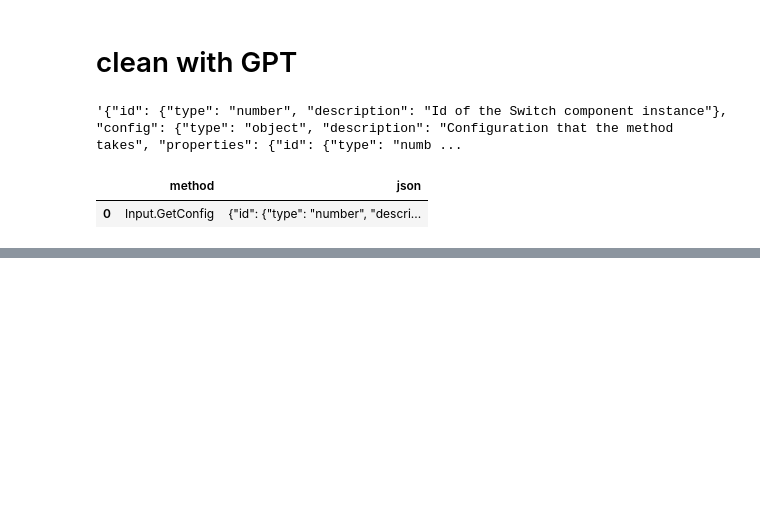
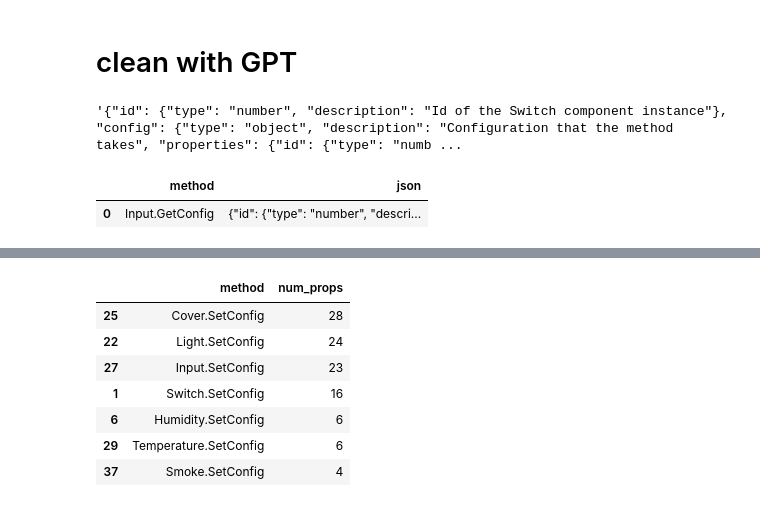
Before and after one commit to viktorpovazhuk/home_assistant_llm, a Jupyter notebook: parse_functions.ipynb, the cells around one changed output, grey strips where cells are left out. Cells and saved outputs as stored; diff of their text form; code cells hidden in the pictures; blank space fills up the shorter version.

```diff
--- a/parse_functions.ipynb
+++ b/parse_functions.ipynb
@@ -476,0 +503,12 @@ methods_json_df
+# %%
+adv_df = df[df['method'].str.contains('SetConfig')]
+display(adv_df[['method', 'num_props']].sort_values(by='num_props', ascending=False))
+# %% [output]
+|  | method | num_props |
+| 25 | Cover.SetConfig | 28 |
+| 22 | Light.SetConfig | 24 |
+| 27 | Input.SetConfig | 23 |
+| 1 | Switch.SetConfig | 16 |
+| 6 | Humidity.SetConfig | 6 |
+| 29 | Temperature.SetConfig | 6 |
+| 37 | Smoke.SetConfig | 4 |
```
Also changed, not shown: parts of 5 cells of this notebook.
